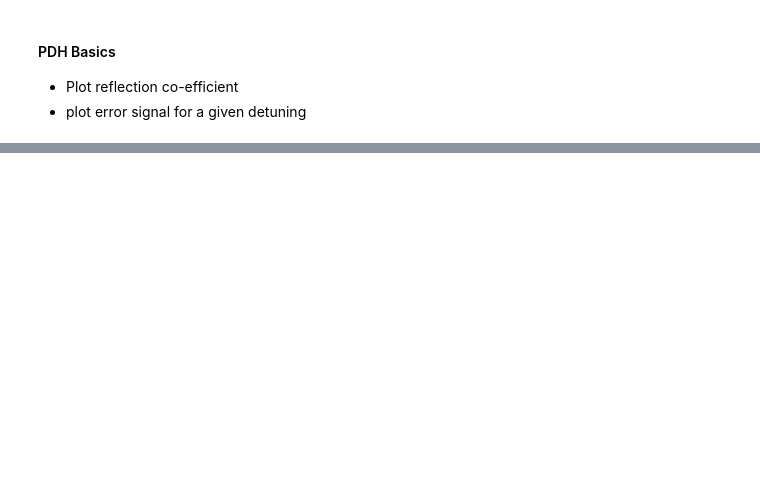
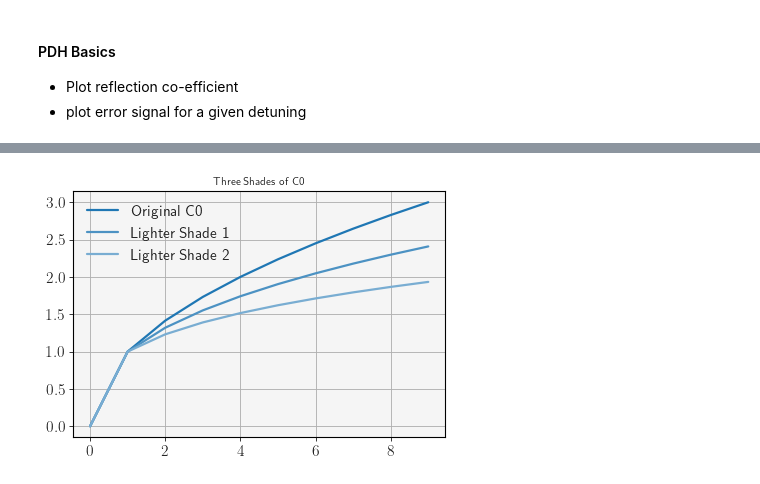
Before and after one commit to SMK-UK/PDH, a Jupyter notebook: example.ipynb, the cells around one changed output, grey strips where cells are left out. Saved outputs shown, nothing was run; the diff lists cells and outputs as text; code cells hidden in the pictures; blank space fills up the shorter version.

```diff
--- a/example.ipynb
+++ b/example.ipynb
@@ -60,0 +131,42 @@ ax_err.set_xticklabels(['$-\Omega$', '0', '$\Omega$'])
+# %%
+import matplotlib.pyplot as plt
+from matplotlib.colors import to_rgb
+
+# Get the default 'C0' color
+base_color = plt.rcParams['axes.prop_cycle'].by_key()['color'][0]  # 'C0'
+
+# Create lighter shades of 'C0' by scaling the RGB values
+def lighten_color(color, factor):
+    """Lightens a color by blending it with white.
+
+    Args:
+        color: The base color (RGB or named color).
+        factor: The amount to lighten (0 = original, 1 = white).
+
+    Returns:
+        A lighter color as an RGB tuple.
+    """
+    base_rgb = to_rgb(color)
+    return [(1 - factor) * c + factor * 1 for c in base_rgb]  # Blend with white
+
+# Original, slightly lighter, and even lighter shades
+original = base_color
+light1 = lighten_color(base_color, 0.2)  # 40% lighter
+light2 = lighten_color(base_color, 0.4)  # 70% lighter
+
+# Visualize the colors
+x = range(10)
+y1 = [xi**0.5 for xi in x]
+y2 = [xi**0.4 for xi in x]
+y3 = [xi**0.3 for xi in x]
+
+fig, ax = plt.subplots()
+ax.plot(x, y1, color=original, label='Original C0')
+ax.plot(x, y2, color=light1, label='Lighter Shade 1')
+ax.plot(x, y3, color=light2, label='Lighter Shade 2')
+
+ax.legend()
+ax.set_title('Three Shades of C0')
+plt.show()
+# %% [output]
+[figure, added]
```
Also changed, not shown: parts of 7 cells of this notebook, 3 other files.
